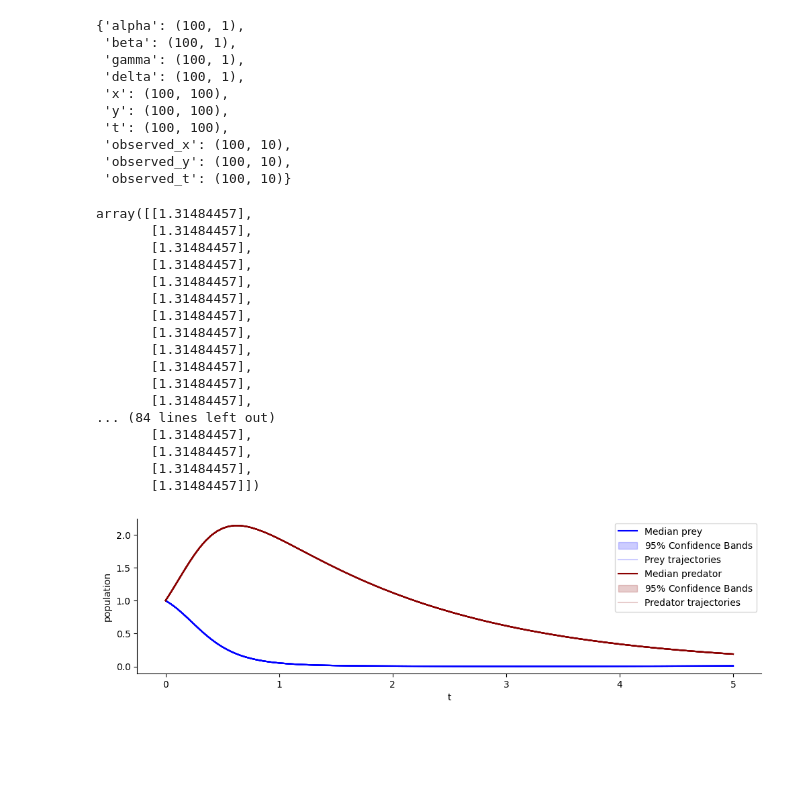
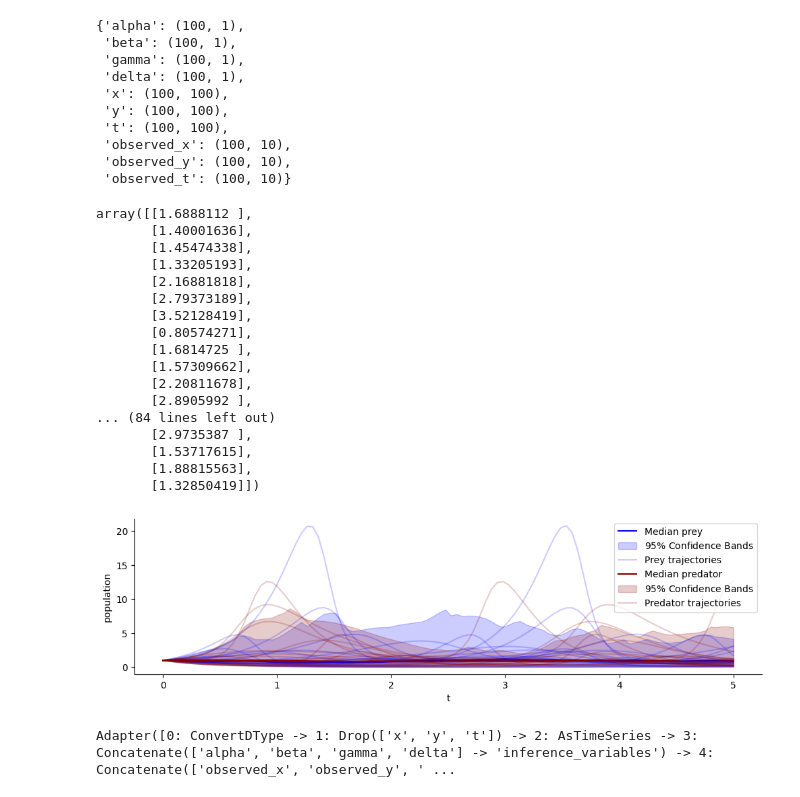
Before and after one commit to bayesflow-org/bf2-paper-case-study, a Jupyter notebook: bf2_case_study.ipynb, the cells around one changed output. Drawn from its saved outputs; the diff is of its cells as text; code cells hidden in the pictures; blank space fills up the shorter version.

```diff
--- a/bf2_case_study.ipynb
+++ b/bf2_case_study.ipynb
@@ -16,9 +20,7 @@ np.set_printoptions(suppress=True)
 keras.utils.set_random_seed(2026)
 rng = np.random.default_rng(2026)
 # %%
-def prior(rng=None):
-    if rng is None:
-        rng = np.random.default_rng(seed=2026)
+def prior():
 
     x = rng.normal(size=4)
     # logit normal distribution scaled to range from 0.1 and 4
@@ -50,9 +52,7 @@ def ecology_model(alpha, beta, gamma, delta, t_span=[0, 5], t_steps=100, initial
     )
 
 
-def observation_model(x, y, t, subsample=10, obs_prob=1.0, noise_scale=0.1, rng=None):
-    if rng is None:
-        rng = np.random.default_rng(seed=2026)
+def observation_model(x, y, t, subsample=10, obs_prob=1.0, noise_scale=0.1):
 
     t_steps = x.shape[0]
 
@@ -109,23 +109,23 @@ keras.tree.map_structure(keras.ops.shape, samples)
 # %%
 samples["alpha"]
 # %% [output]
-array([[1.31484457],
-       [1.31484457],
-       [1.31484457],
-       [1.31484457],
-       [1.31484457],
-       [1.31484457],
-       [1.31484457],
-       [1.31484457],
-       [1.31484457],
-       [1.31484457],
-       [1.31484457],
-       [1.31484457],
+array([[1.6888112 ],
+       [1.40001636],
+       [1.45474338],
+       [1.33205193],
+       [2.16881818],
+       [2.79373189],
+       [3.52128419],
+       [0.80574271],
+       [1.6814725 ],
+       [1.57309662],
+       [2.20811678],
+       [2.8905992 ],
 ... (84 lines left out)
-       [1.31484457],
-       [1.31484457],
-       [1.31484457],
-       [1.31484457]])
+       [2.9735387 ],
+       [1.53717615],
+       [1.88815563],
+       [1.32850419]])
 # %%
 def trajectory_aggregation(traj, confidence=0.95):
     alpha = 1 - confidence
@@ -135,7 +135,7 @@ def trajectory_aggregation(traj, confidence=0.95):
     U = quantiles[:,2]
     return central, L, U
 
-def plot_trajectores(samples, variable_keys, variable_names, fill_colors=["blue", "darkred"], confidence=0.95, alpha=0.8, observations=None, ax=None):
+def plot_trajectories(samples, variable_keys, variable_names, fill_colors=["blue", "darkred"], confidence=0.95, alpha=0.8, observations=None, ax=None):
     t_span = samples["t"][0]
 
     if ax is None:
@@ -164,6 +164,6 @@ def plot_trajectores(samples, variable_keys, variable_names, fill_colors=["blue"
     ax.set_xlabel("t")
     ax.set_ylabel("population")
 # %%
-plot_trajectores(samples, ["x", "y"], ["Prey", "Predator"])
+plot_trajectories(samples, ["x", "y"], ["Prey", "Predator"])
 # %% [output]
-[figure, old version]
+[figure, new version]
@@ -169,0 +179,4 @@ plot_trajectores(samples, ["x", "y"], ["Prey", "Predator"])
+# %%
+adapter
+# %% [output]
+Adapter([0: ConvertDType -> 1: Drop(['x', 'y', 't']) -> 2: AsTimeSeries -> 3: Concatenate(['alpha', 'beta', 'gamma', 'delta'] -> 'inference_variables') -> 4: Concatenate(['observed_x', 'observed_y', ' ...
```
Also changed, not shown: parts of 12 cells of this notebook, 3 other files.
